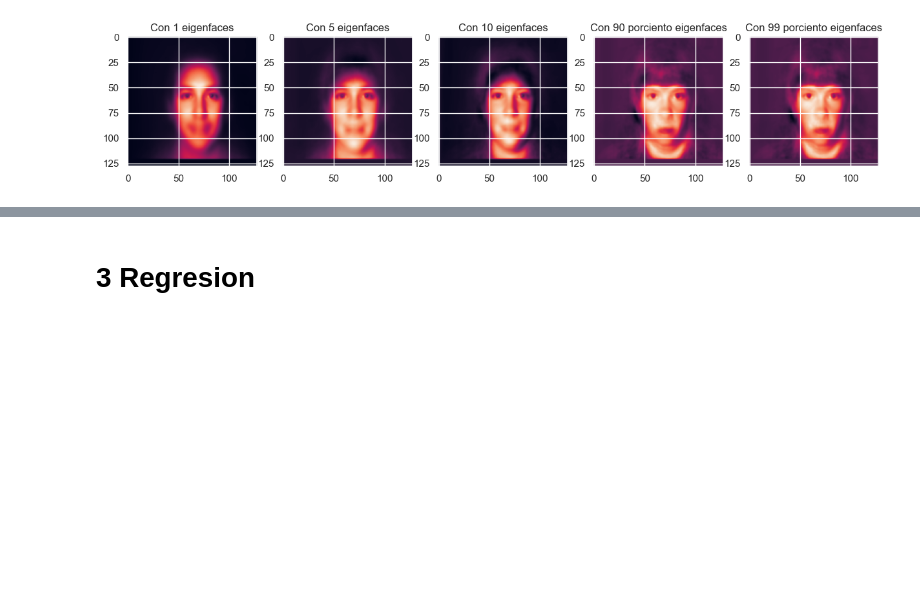
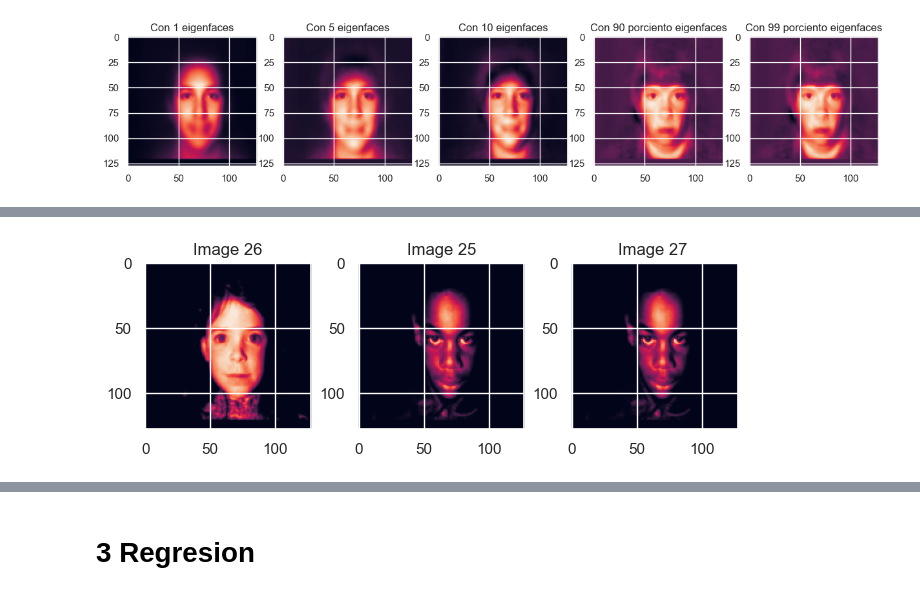
Before and after one commit to JuanMorales4619/Estadistica-3, a Jupyter notebook: Tarea 2/src/notebook/NoteBook.ipynb, the cells around one changed output, grey strips where cells are left out. Saved outputs shown, nothing was run; the diff lists cells and outputs as text; code cells hidden in the pictures; blank space fills up the shorter version.

```diff
--- a/Tarea 2/src/notebook/NoteBook.ipynb
+++ b/Tarea 2/src/notebook/NoteBook.ipynb
@@ -325,0 +405,4 @@ Explained variation per principal component: 0.015075376884422112
+# %%
+plot_3_images(X,26, 25 , 27)
+# %% [output]
+[figure, added]
```
Also changed, not shown: parts of 19 cells of this notebook.
